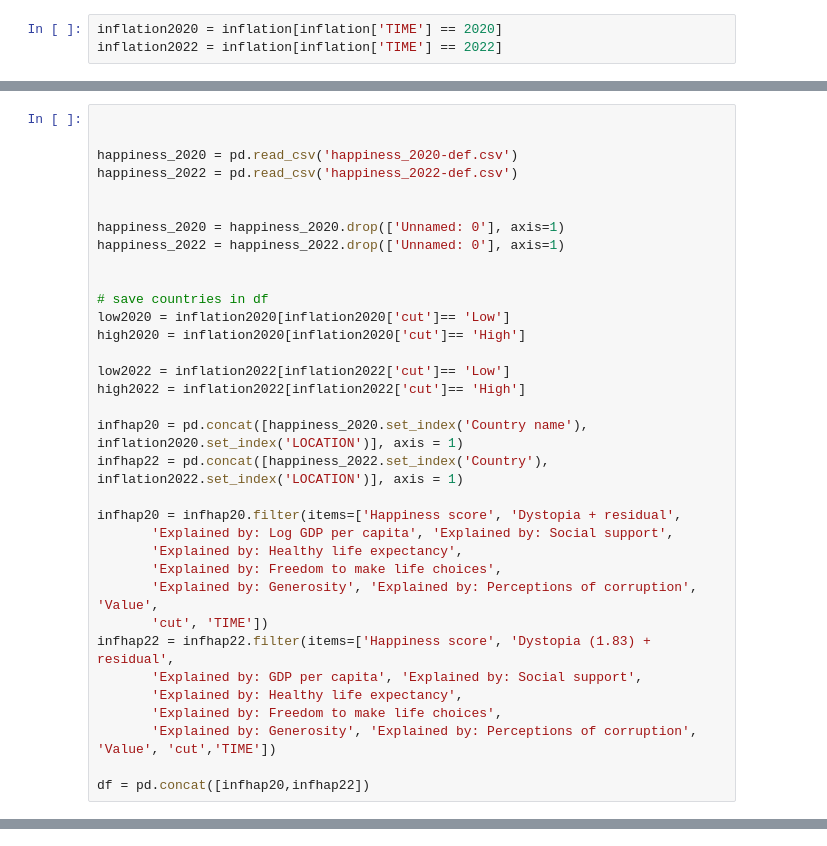
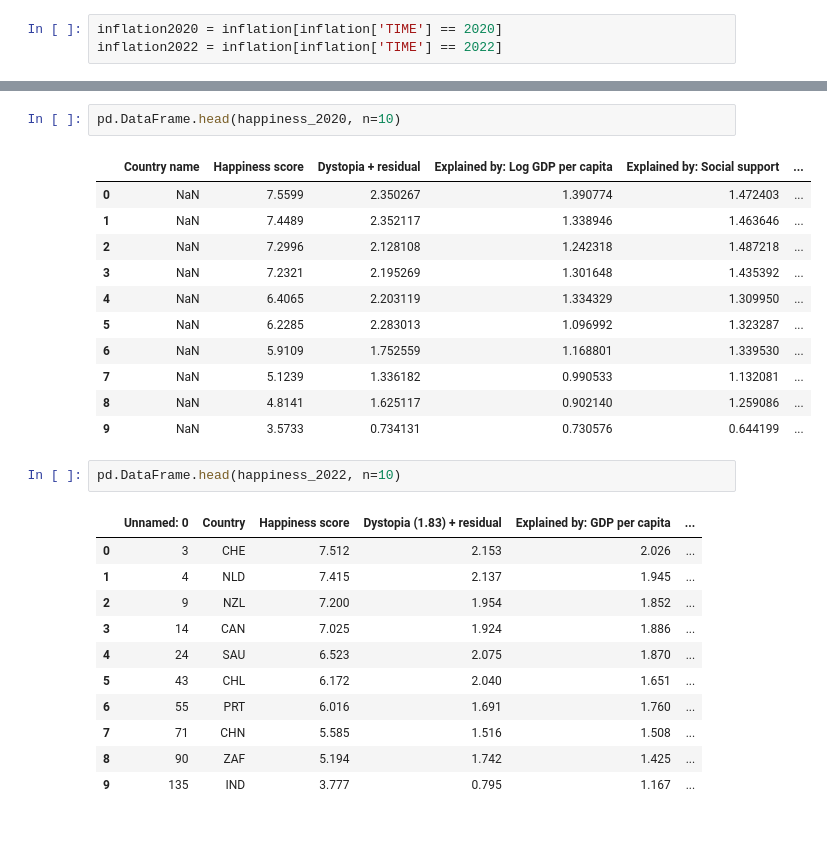
Before and after one commit to rxbinashley/infovisb4, a Jupyter notebook: _sources/docs/draft.ipynb, the cells around one changed output, grey strips where cells are left out. Cells and saved outputs as stored; diff of their text form.

```diff
--- a/_sources/docs/draft.ipynb
+++ b/_sources/docs/draft.ipynb
@@ -493,34 +201,0 @@ Lets further analyze these countries in comparison to their happiness scores.
-# %%
-
-
-happiness_2020 = pd.read_csv('happiness_2020-def.csv')
-happiness_2022 = pd.read_csv('happiness_2022-def.csv')
-
-
-happiness_2020 = happiness_2020.drop(['Unnamed: 0'], axis=1)
-happiness_2022 = happiness_2022.drop(['Unnamed: 0'], axis=1)
-
-
-# save countries in df
-low2020 = inflation2020[inflation2020['cut']== 'Low']
-high2020 = inflation2020[inflation2020['cut']== 'High']
-
-low2022 = inflation2022[inflation2022['cut']== 'Low']
-high2022 = inflation2022[inflation2022['cut']== 'High']
-
-infhap20 = pd.concat([happiness_2020.set_index('Country name'), inflation2020.set_index('LOCATION')], axis = 1)
-infhap22 = pd.concat([happiness_2022.set_index('Country'), inflation2022.set_index('LOCATION')], axis = 1)
-
-infhap20 = infhap20.filter(items=['Happiness score', 'Dystopia + residual',
-       'Explained by: Log GDP per capita', 'Explained by: Social support',
-       'Explained by: Healthy life expectancy',
-       'Explained by: Freedom to make life choices',
-       'Explained by: Generosity', 'Explained by: Perceptions of corruption', 'Value',
-       'cut', 'TIME'])
-infhap22 = infhap22.filter(items=['Happiness score', 'Dystopia (1.83) + residual',
-       'Explained by: GDP per capita', 'Explained by: Social support',
-       'Explained by: Healthy life expectancy',
-       'Explained by: Freedom to make life choices',
-       'Explained by: Generosity', 'Explained by: Perceptions of corruption', 'Value', 'cut','TIME'])
-
-df = pd.concat([infhap20,infhap22])
@@ -708,0 +202,28 @@ We distributed the jobs to be done as in the table below:
+# %%
+pd.DataFrame.head(happiness_2020, n=10)
+# %% [output]
+|  | Country name | Happiness score | Dystopia + residual | Explained by: Log GDP per capita | Explained by: Social support | ... |
+| 0 | NaN | 7.5599 | 2.350267 | 1.390774 | 1.472403 | ... |
+| 1 | NaN | 7.4489 | 2.352117 | 1.338946 | 1.463646 | ... |
+| 2 | NaN | 7.2996 | 2.128108 | 1.242318 | 1.487218 | ... |
+| 3 | NaN | 7.2321 | 2.195269 | 1.301648 | 1.435392 | ... |
+| 4 | NaN | 6.4065 | 2.203119 | 1.334329 | 1.309950 | ... |
+| 5 | NaN | 6.2285 | 2.283013 | 1.096992 | 1.323287 | ... |
+| 6 | NaN | 5.9109 | 1.752559 | 1.168801 | 1.339530 | ... |
+| 7 | NaN | 5.1239 | 1.336182 | 0.990533 | 1.132081 | ... |
+| 8 | NaN | 4.8141 | 1.625117 | 0.902140 | 1.259086 | ... |
+| 9 | NaN | 3.5733 | 0.734131 | 0.730576 | 0.644199 | ... |
+# %%
+pd.DataFrame.head(happiness_2022, n=10)
+# %% [output]
+|  | Unnamed: 0 | Country | Happiness score | Dystopia (1.83) + residual | Explained by: GDP per capita | ... |
+| 0 | 3 | CHE | 7.512 | 2.153 | 2.026 | ... |
+| 1 | 4 | NLD | 7.415 | 2.137 | 1.945 | ... |
+| 2 | 9 | NZL | 7.200 | 1.954 | 1.852 | ... |
+| 3 | 14 | CAN | 7.025 | 1.924 | 1.886 | ... |
+| 4 | 24 | SAU | 6.523 | 2.075 | 1.870 | ... |
+| 5 | 43 | CHL | 6.172 | 2.040 | 1.651 | ... |
+| 6 | 55 | PRT | 6.016 | 1.691 | 1.760 | ... |
+| 7 | 71 | CHN | 5.585 | 1.516 | 1.508 | ... |
+| 8 | 90 | ZAF | 5.194 | 1.742 | 1.425 | ... |
+| 9 | 135 | IND | 3.777 | 0.795 | 1.167 | ... |
```
Also changed, not shown: parts of 77 cells of this notebook, 20 other files.
